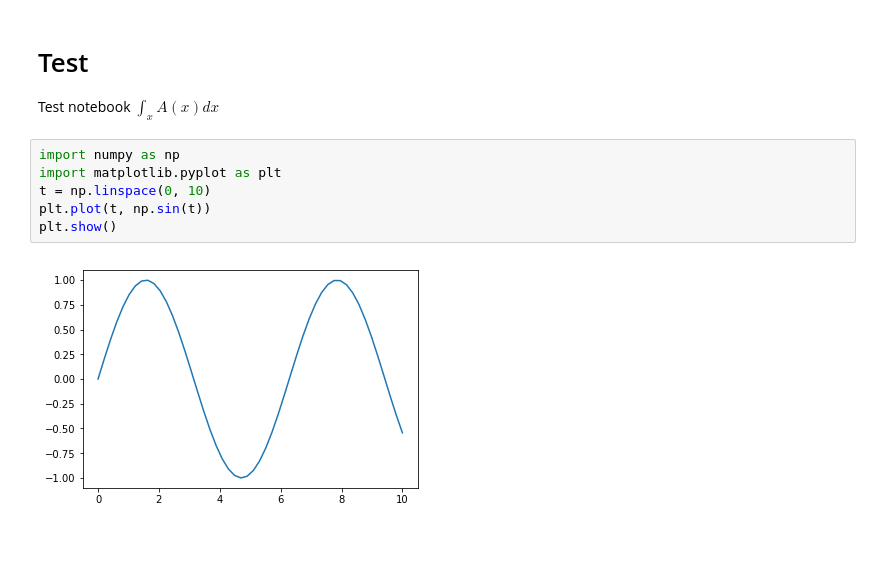
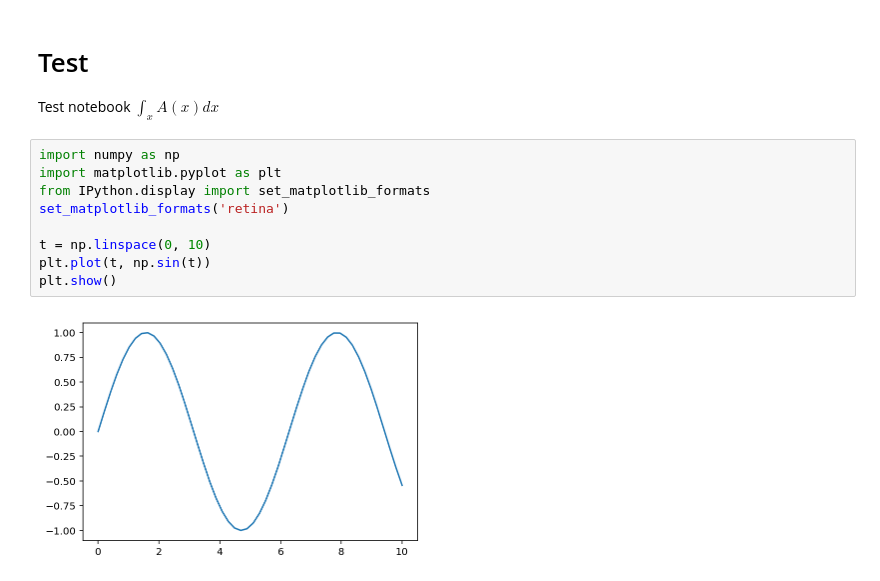
Before and after one commit to svaberg/test-jupyter, a Jupyter notebook: notebook.ipynb, the cells around one changed output. Cells and saved outputs as stored; diff of their text form; blank space fills up the shorter version.

Commit message:
Use MacBook retina resolution

```diff
--- a/notebook.ipynb
+++ b/notebook.ipynb
@@ -4,8 +4,11 @@ Test notebook $\int_x A(x) dx$
 # %%
 import numpy as np
 import matplotlib.pyplot as plt
+from IPython.display import set_matplotlib_formats
+set_matplotlib_formats('retina')
+
 t = np.linspace(0, 10)
 plt.plot(t, np.sin(t))
 plt.show()
 # %% [output]
-[figure, old version]
+[figure, new version]
```
